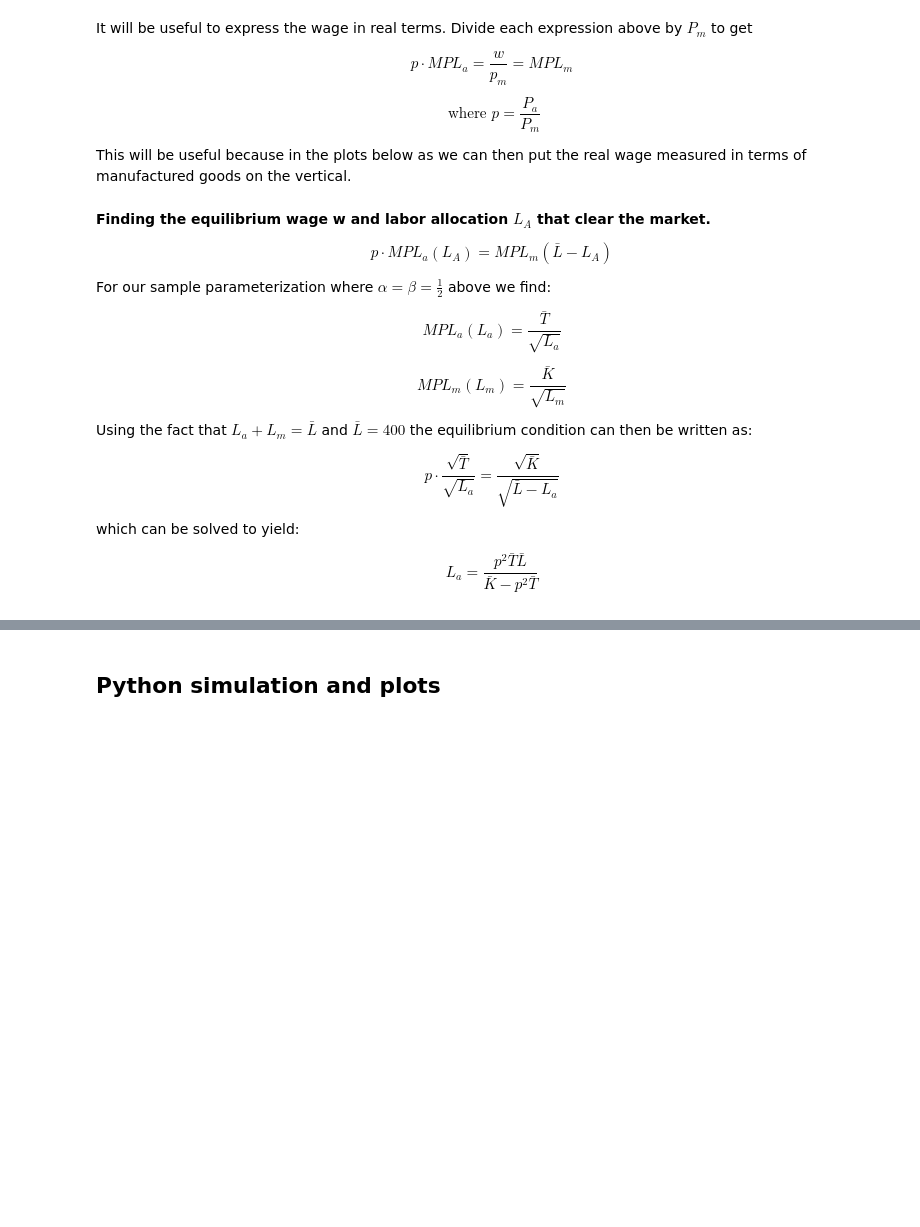
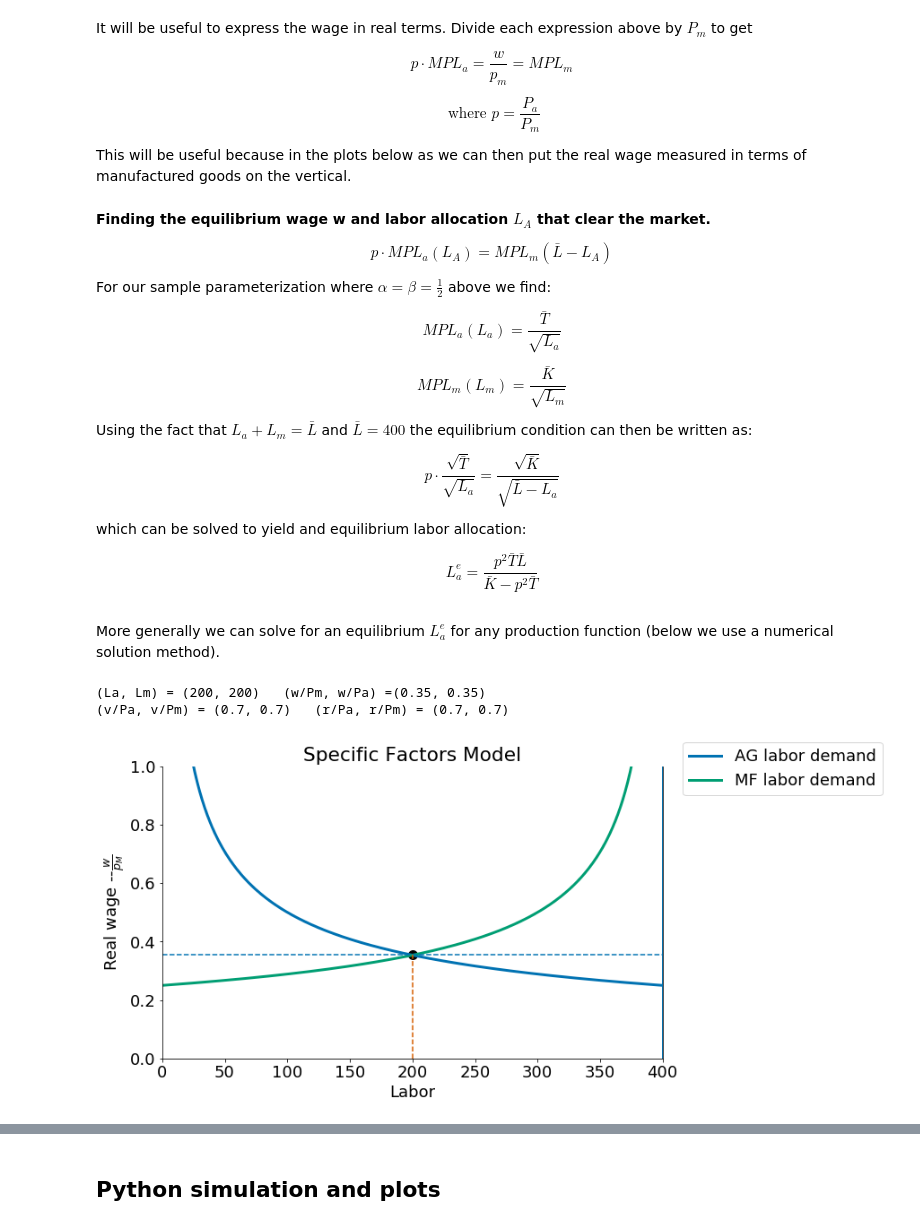
Before and after one commit to jhconning/Eco340_old, a Jupyter notebook: pages/Specific_Factors_Model.ipynb, the cells around one changed output, grey strips where cells are left out. Saved outputs shown, nothing was run; the diff lists cells and outputs as text; code cells hidden in the pictures; blank space fills up the shorter version.

```diff
--- a/pages/Specific_Factors_Model.ipynb
+++ b/pages/Specific_Factors_Model.ipynb
@@ -70,6 +76,14 @@ Using the fact that $L_a+L_m = \bar L$ and $\bar L = 400$ the equilibrium condit
 
 $$p \cdot \frac{\sqrt{\bar T}}{\sqrt{L_a}} = \frac{\sqrt{\bar K}}{\sqrt{\bar L - L_a}}$$
 
-which can be solved to yield:
+which can be solved to yield and equilibrium labor allocation:
 
-$$L_a = \frac{p^2 \bar T \bar L}{\bar K - p^2 \bar T}$$
+$$L_a^e = \frac{p^2 \bar T \bar L}{\bar K - p^2 \bar T}$$
+# %% [markdown]
+More generally we can solve for an equilibrium $L_a^e$ for any production function (below we use a numerical solution method).
+# %%
+sfmplot(p=1)
+# %% [output]
+(La, Lm) = (200, 200)   (w/Pm, w/Pa) =(0.35, 0.35)
+(v/Pa, v/Pm) = (0.7, 0.7)   (r/Pa, r/Pm) = (0.7, 0.7)
+[figure, added]
```
Also changed, not shown: parts of 18 cells of this notebook, 3 other files.
